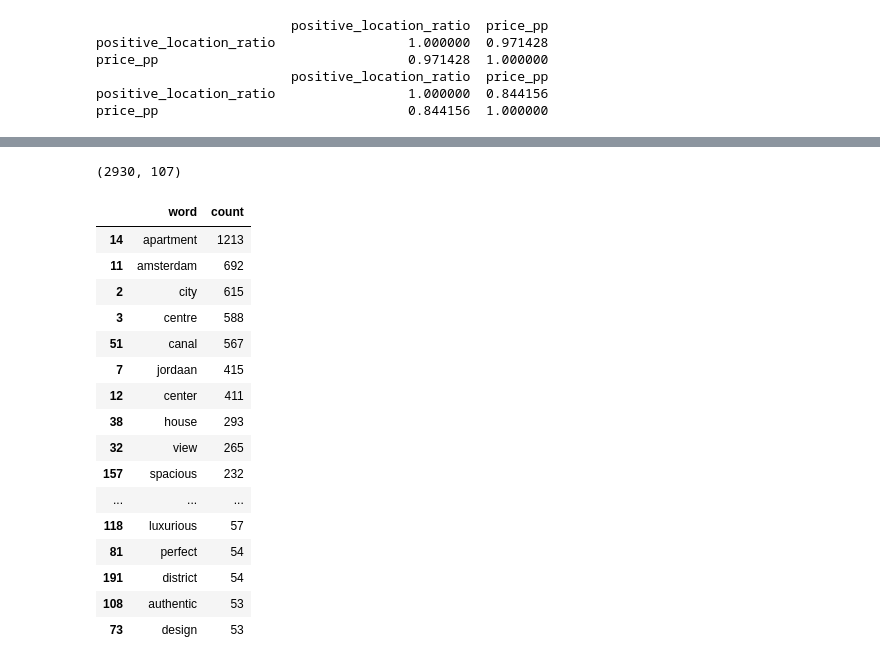
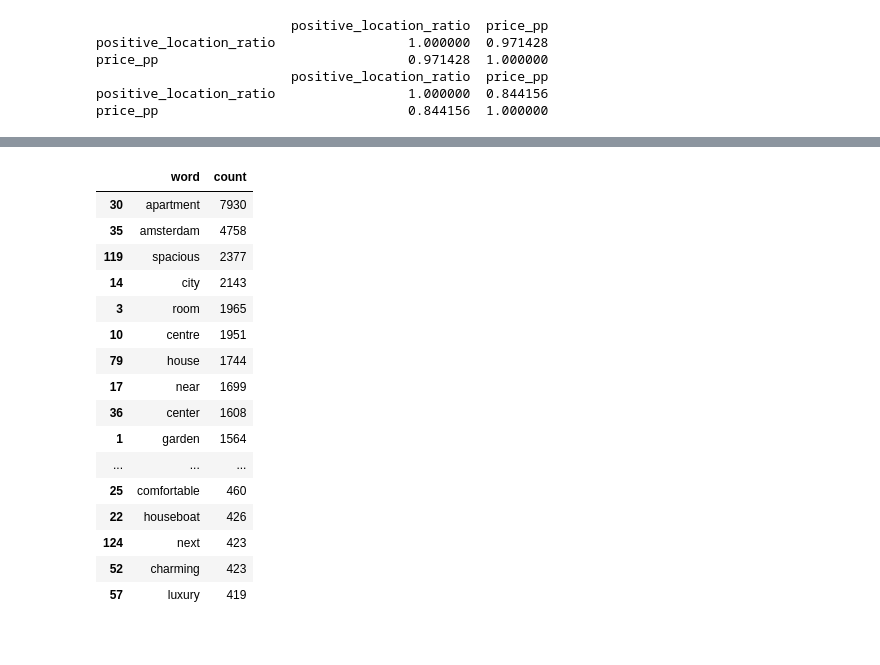
Before and after one commit to lukazaplotnik/Airbnb-Data-Analysis, a Jupyter notebook: Airbnb Prices in Amsterdam.ipynb, the cells around one changed output, grey strips where cells are left out. Cells and saved outputs as stored; diff of their text form; code cells hidden in the pictures.

Commit message:
Reviewed notebook, updated readme

```diff
--- a/Airbnb Prices in Amsterdam.ipynb
+++ b/Airbnb Prices in Amsterdam.ipynb
@@ -286,0 +339,6 @@ all_avg = price_neighborhood(listings);
+# %%
+#Average prices for different neighborhoods, entire home/apartment listings only
+#plt.rc('axes', labelsize = 13)
+#plt.rc('font', size = 13)
+homeapt_avg = price_neighborhood(listings, {'room_type': ['Entire home/apt']});
+#plt.savefig('Neighbourhoods')
@@ -287,4 +347,4 @@ all_avg = price_neighborhood(listings);
 # %%
-#Average prices for different neighborhoods, entire home/apartment listings only
-homeapt_avg = price_neighborhood(listings, {'room_type': 'Entire home/apt'});
+#Average prices for different neighborhoods, entire 2-person home/apartment listings only
+homeapt2_avg = price_neighborhood(listings, {'room_type': ['Entire home/apt'], 'accommodates':[2]});
 # %% [output]
@@ -321,7 +413,7 @@ reviews['comments'].fillna('No Comment', inplace = True)
 # %%
 def positive_sentiment(text):
     """" Splits the input text into sentences, and determines whether there exists
-    a sentence that includes a positive comment about the flat location.
+    a sentence that includes a positive comment about the property location.
 
     Parameters
     ----------
@@ -335,7 +427,7 @@ def positive_sentiment(text):
     #Split the input text into sentences
     sentences = sent_tokenize(text)
 
-    #Clean the sentences and keep the ones that include the keyword 'location'
+    #Clean the sentences and keep the ones that include the word 'location'
     sentences_clean = [re.sub(r'[^a-zA-Z0-9]', ' ', sent.lower()).strip() for sent in sentences
                        if 'location' in sent.lower()]
 
@@ -472,0 +561,20 @@ We find out the share of positive location reviews is linearly related to the av
+# %%
+#Show the relationship with a scatter plot
+plt.rcParams['figure.figsize'] = [14, 10]
+#plt.rc('axes', labelsize = 14)
+#plt.rc('font', size=16)
+sns.regplot('positive_location_ratio', 'price_pp', data = final_results);
+plt.xlabel('Positive Location Reviews (%)');
+plt.ylabel('Average Price per Person per Night ($)');
+plt.grid( linestyle = '--')
+
+add_text = [0, 1, 2, 4, 5, 7, 8, 14, 16, 17, 18, 20, 21]
+horizontal = ['left','left','right','left','left','left','left','left','left','right','left','right','left']
+vertical = ['bottom','bottom','bottom','top','top','top','top','top','top','bottom','top','bottom','bottom']
+for i in range(len(add_text)):
+    plt.text(final_results['positive_location_ratio'][add_text[i]],
+             final_results['price_pp'][add_text[i]],
+             final_results['neighbourhood_cleansed'][add_text[i]],
+             horizontalalignment = horizontal[i],
+             verticalalignment = vertical[i])
+#plt.savefig('Location Reviews')
@@ -488,7 +603,3 @@ listings_filtered = listings[additional_filter]
-# %%
-listings_filtered.shape
-# %% [output]
-(2930, 107)
 # %%
 def tokenize(text):
     """ Normalize input text, tokenize it into words, remove stopwords and return lemmatized tokens
@@ -511,33 +622,33 @@ def tokenize(text):
 
     return lemmed
 # %%
-#Find the most common tokens in the dataset of listings' names
+#Find the most common tokens in listings' names (titles)
 
 #Obtain matrix of token counts
 count = CountVectorizer(tokenizer = tokenize)
-names_wordcount = count.fit_transform(listings_filtered['name'])
+names_wordcount = count.fit_transform(listings['name'])
 #Aggregate to obtain total token count
 wordcount_raw = names_wordcount.sum(axis=0)
 #Map the total token counts to tokens
 wordcount_mapped = [(word, wordcount_raw[0, i]) for word, i in count.vocabulary_.items()]
 #Store the token-count pairs into a dataframe
 wordcount_df = pd.DataFrame(wordcount_mapped, columns =['word','count']).sort_values(by='count', ascending=False)
 wordcount_df[:50]
 # %% [output]
 |  | word | count |
-| 14 | apartment | 1213 |
-| 11 | amsterdam | 692 |
-| 2 | city | 615 |
-| 3 | centre | 588 |
-| 51 | canal | 567 |
-| 7 | jordaan | 415 |
-| 12 | center | 411 |
-| 38 | house | 293 |
-| 32 | view | 265 |
-| 157 | spacious | 232 |
+| 30 | apartment | 7930 |
+| 35 | amsterdam | 4758 |
+| 119 | spacious | 2377 |
+| 14 | city | 2143 |
+| 3 | room | 1965 |
+| 10 | centre | 1951 |
+| 79 | house | 1744 |
+| 17 | near | 1699 |
+| 36 | center | 1608 |
+| 1 | garden | 1564 |
 | ... | ... | ... |
-| 118 | luxurious | 57 |
-| 81 | perfect | 54 |
-| 191 | district | 54 |
-| 108 | authentic | 53 |
-| 73 | design | 53 |
+| 25 | comfortable | 460 |
+| 22 | houseboat | 426 |
+| 124 | next | 423 |
+| 52 | charming | 423 |
+| 57 | luxury | 419 |
```
Also changed, not shown: parts of 49 cells of this notebook, 2 other files.
